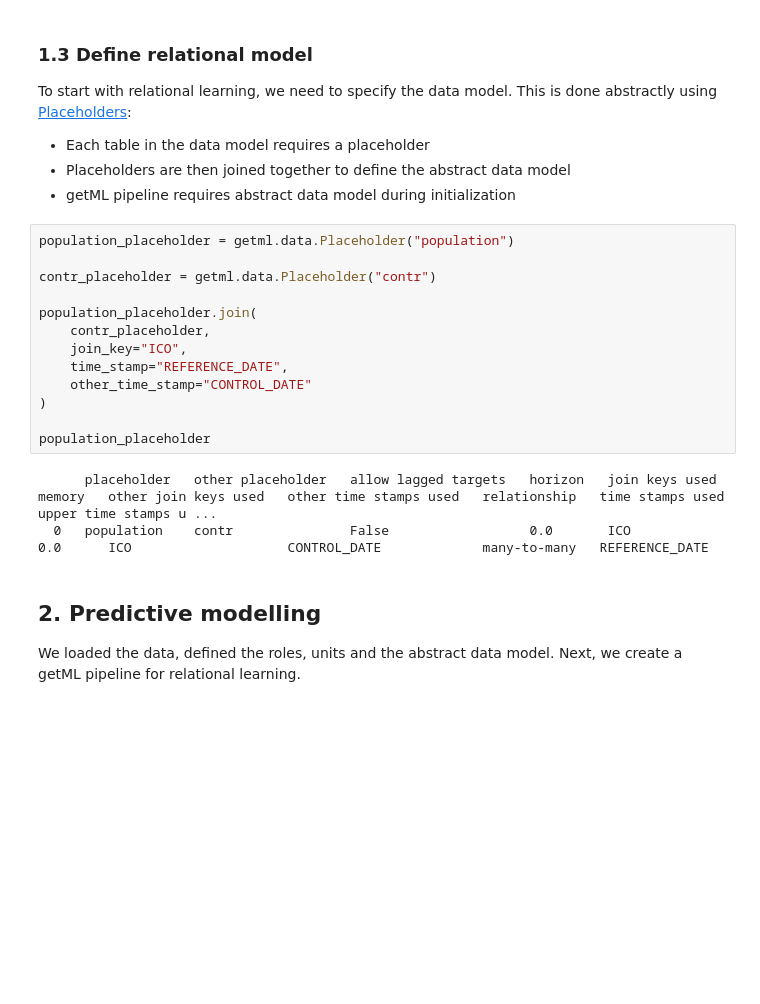
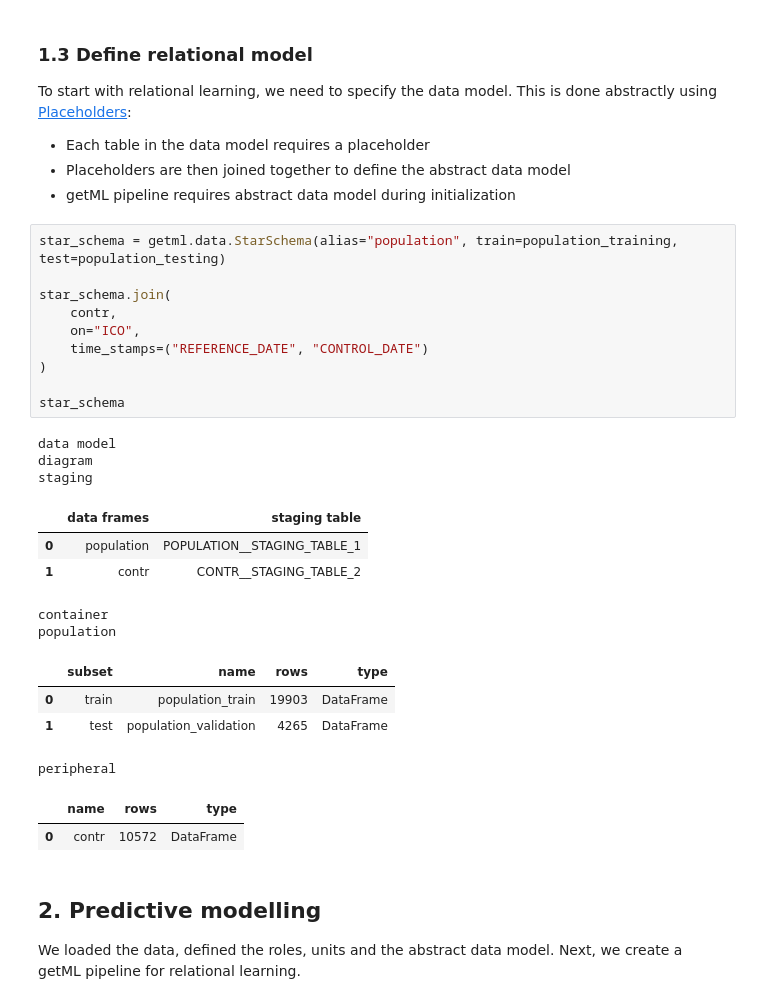
Before and after one commit to getml/getml-demo, a Jupyter notebook: atherosclerosis.ipynb, the cells around one changed output. Saved outputs shown, nothing was run; the diff lists cells and outputs as text; blank space fills up the shorter version.

```diff
--- a/atherosclerosis.ipynb
+++ b/atherosclerosis.ipynb
@@ -182,22 +195,31 @@ To start with relational learning, we need to specify the data model. This is do
 * Each table in the data model requires a placeholder
 * Placeholders are then joined together to define the abstract data model
 * getML pipeline requires abstract data model during initialization
-# %%
-population_placeholder = getml.data.Placeholder("population")
-
-contr_placeholder = getml.data.Placeholder("contr")
-
-population_placeholder.join(
-    contr_placeholder,
-    join_key="ICO",
-    time_stamp="REFERENCE_DATE",
-    other_time_stamp="CONTROL_DATE"
-)
-
-population_placeholder
-# %% [output]
-      placeholder   other placeholder   allow lagged targets   horizon   join keys used   memory   other join keys used   other time stamps used   relationship   time stamps used   upper time stamps u ...
-  0   population    contr               False                  0.0       ICO              0.0      ICO                    CONTROL_DATE             many-to-many   REFERENCE_DATE
+# %%
+star_schema = getml.data.StarSchema(alias="population", train=population_training, test=population_testing)
+
+star_schema.join(
+    contr,
+    on="ICO",
+    time_stamps=("REFERENCE_DATE", "CONTROL_DATE")
+)
+
+star_schema
+# %% [output]
+data model
+diagram
+staging
+|  | data frames | staging table |
+| 0 | population | POPULATION__STAGING_TABLE_1 |
+| 1 | contr | CONTR__STAGING_TABLE_2 |
+container
+population
+|  | subset | name | rows | type |
+| 0 | train | population_train | 19903 | DataFrame |
+| 1 | test | population_validation | 4265 | DataFrame |
+peripheral
+|  | name | rows | type |
+| 0 | contr | 10572 | DataFrame |
 # %% [markdown]
 ## 2. Predictive modelling
 
```
Also changed, not shown: parts of 19 cells of this notebook.
